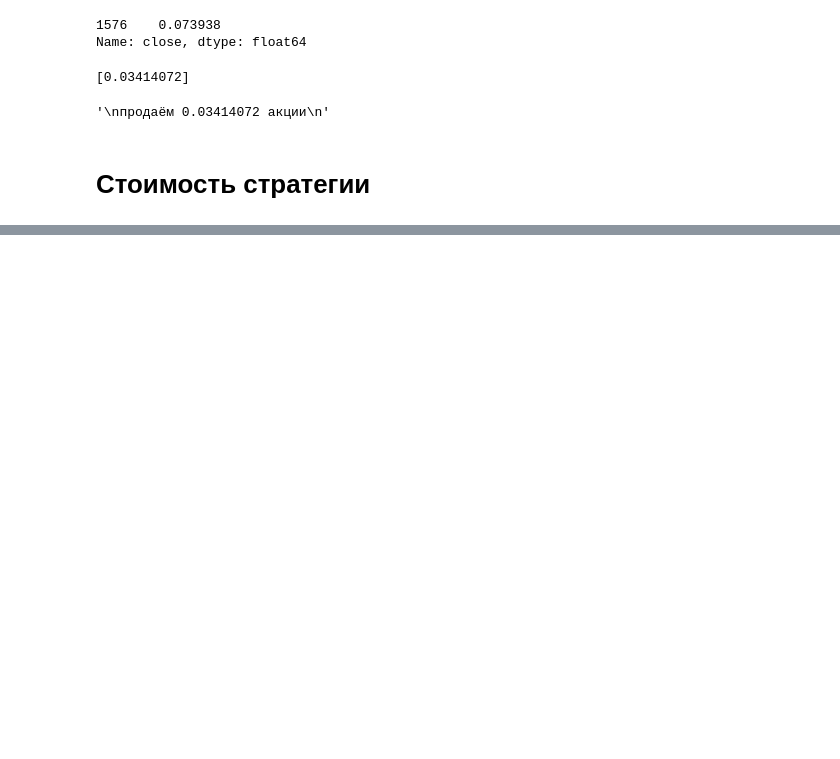
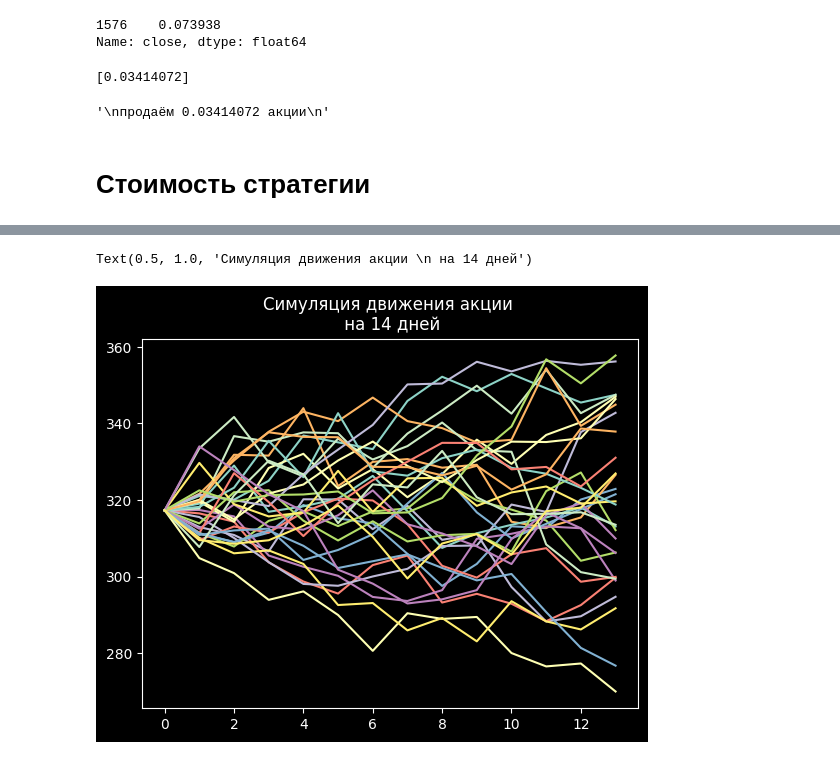
Before and after one commit to Vlad-prog-bit/msu_profinanse, a Jupyter notebook: Options.ipynb, the cells around one changed output, grey strips where cells are left out. Cells and saved outputs as stored; diff of their text form; code cells hidden in the pictures; blank space fills up the shorter version.

```diff
--- a/Options.ipynb
+++ b/Options.ipynb
@@ -372,0 +573,26 @@ Name: close, dtype: float64
+# %%
+def St_dt(St,dt = 1):
+    r = Sber['r'].dropna()
+    r_av = np.mean(r)
+    sigma2 = np.sum((r - r_av)**2) / (len(r) * dt )
+    mu = np.sum(r) / (len(r) * dt) + 0.5 * sigma2
+    Stdt = St * np.exp((mu-0.5*sigma2)*dt + np.sqrt(sigma2 * dt) * np.random.normal(loc=0,scale=1))
+    return Stdt
+# %%
+
+np.random.seed(42)
+fig,ax = plt.subplots(1,1)
+option = opt.loc[1985,:]
+T = int(option['T'] * 252) + 1
+rep = 30
+for _i in range(rep):
+    S = 317.30
+    Prices = []
+    for _ in range(T):
+        Prices.append(S)
+        S = St_dt(St = S)
+    ax.plot(Prices)
+ax.set_title(f'Симуляция движения акции \n на {T} дней')
+# %% [output]
+Text(0.5, 1.0, 'Симуляция движения акции \n на 14 дней')
+[figure, added]
```
Also changed, not shown: parts of 19 cells of this notebook.
